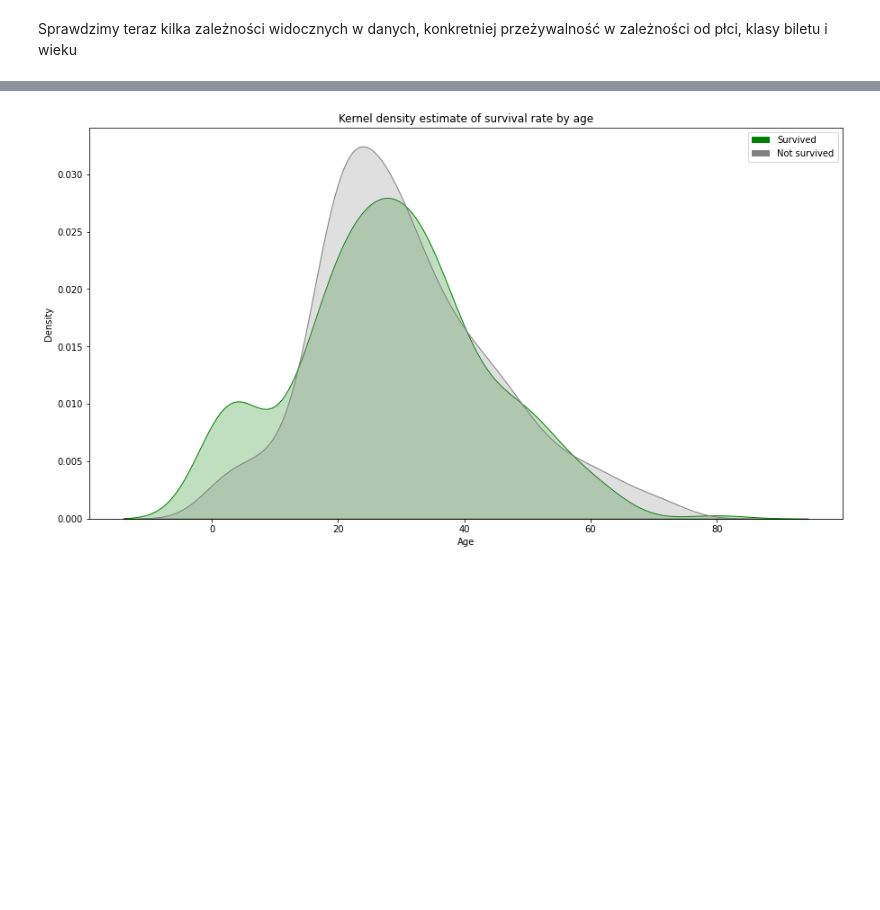
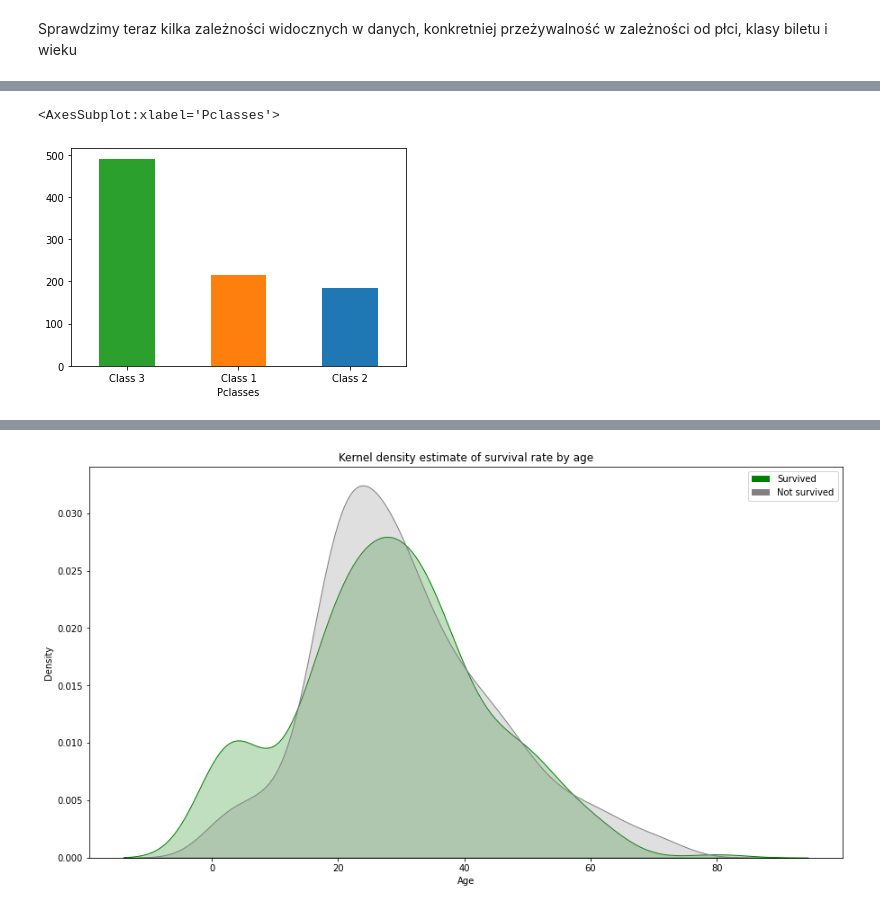
Before and after one commit to Physalium/PUMTitanic, a Jupyter notebook: titanicML.ipynb, the cells around one changed output, grey strips where cells are left out. Drawn from its saved outputs; the diff is of its cells as text; code cells hidden in the pictures; blank space fills up the shorter version.

```diff
--- a/titanicML.ipynb
+++ b/titanicML.ipynb
@@ -143,0 +146,11 @@ plot=sex_to_survival.plot.bar(figsize=(5, 5),x='Sex',y='Survived',rot=0,color=['
+# %%
+df = pd.DataFrame({
+    'Pclasses':['Class 3','Class 1','Class 2'],
+    'val':train_df["Pclass"].value_counts(),
+})
+df.plot.bar(color={
+    'val':['C2','C1','C0']
+},x='Pclasses',rot=0,legend=False)
+# %% [output]
+<AxesSubplot:xlabel='Pclasses'>
+[figure, added]
```
Also changed, not shown: parts of 11 cells of this notebook.
